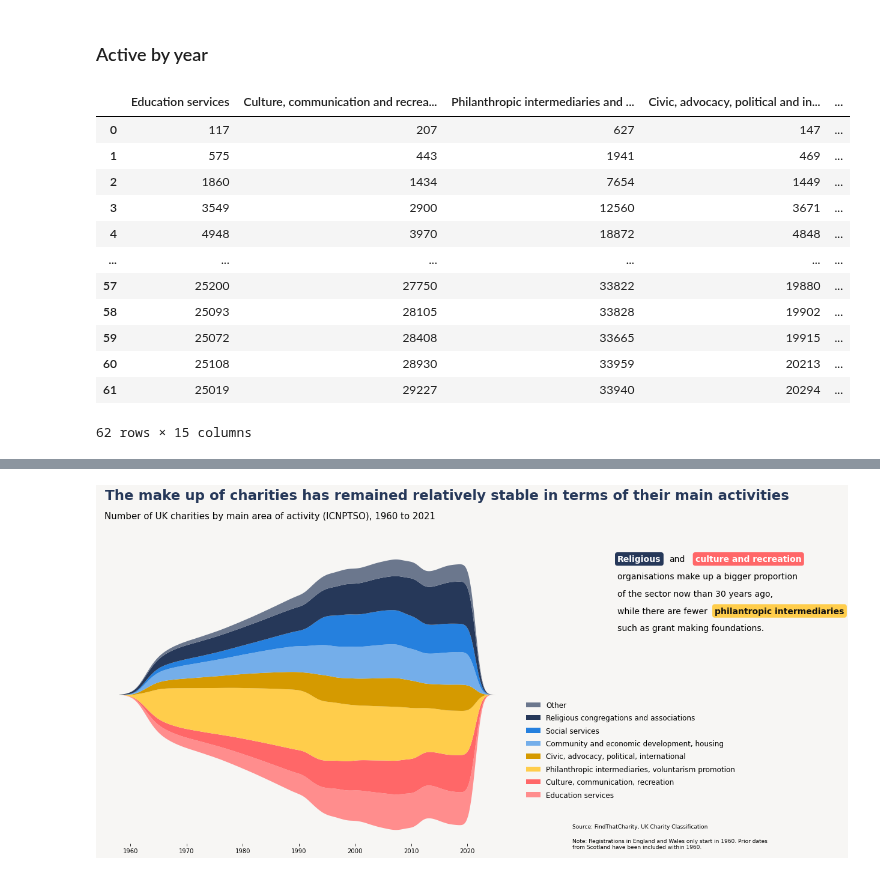
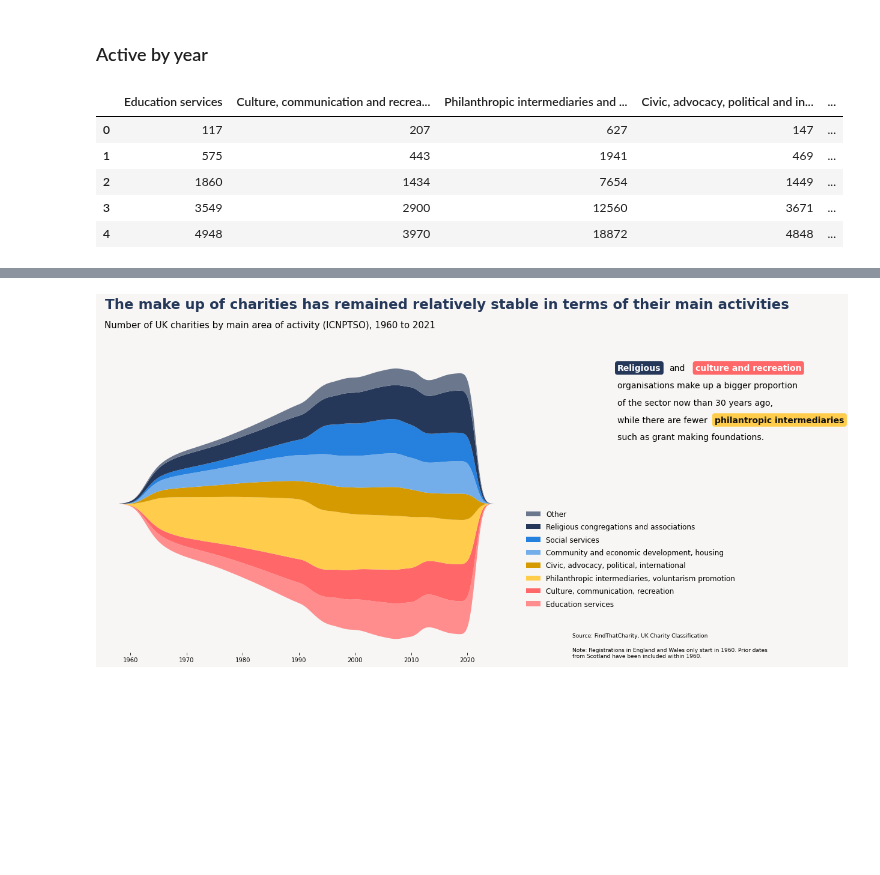
Before and after one commit to Lisa-Ho/small-data-projects, a Jupyter notebook: notebooks/Charity-classification-analysis.ipynb, the cells around one changed output, grey strips where cells are left out. Cells and saved outputs as stored; diff of their text form; code cells hidden in the pictures; blank space fills up the shorter version.

```diff
--- a/notebooks/Charity-classification-analysis.ipynb
+++ b/notebooks/Charity-classification-analysis.ipynb
@@ -286,18 +271,11 @@ Index(['Education services',
 # %% [markdown]
 ### Active by year
 # %%
-char_year_icnptso
+char_year_icnptso.head()
 # %% [output]
 |  | Education services | Culture, communication and recrea... | Philanthropic intermediaries and ... | Civic, advocacy, political and in... | ... |
 | 0 | 117 | 207 | 627 | 147 | ... |
 | 1 | 575 | 443 | 1941 | 469 | ... |
 | 2 | 1860 | 1434 | 7654 | 1449 | ... |
 | 3 | 3549 | 2900 | 12560 | 3671 | ... |
 | 4 | 4948 | 3970 | 18872 | 4848 | ... |
-| ... | ... | ... | ... | ... | ... |
-| 57 | 25200 | 27750 | 33822 | 19880 | ... |
-| 58 | 25093 | 28105 | 33828 | 19902 | ... |
-| 59 | 25072 | 28408 | 33665 | 19915 | ... |
-| 60 | 25108 | 28930 | 33959 | 20213 | ... |
-| 61 | 25019 | 29227 | 33940 | 20294 | ... |
-62 rows × 15 columns
```
Also changed, not shown: parts of 9 cells of this notebook.
